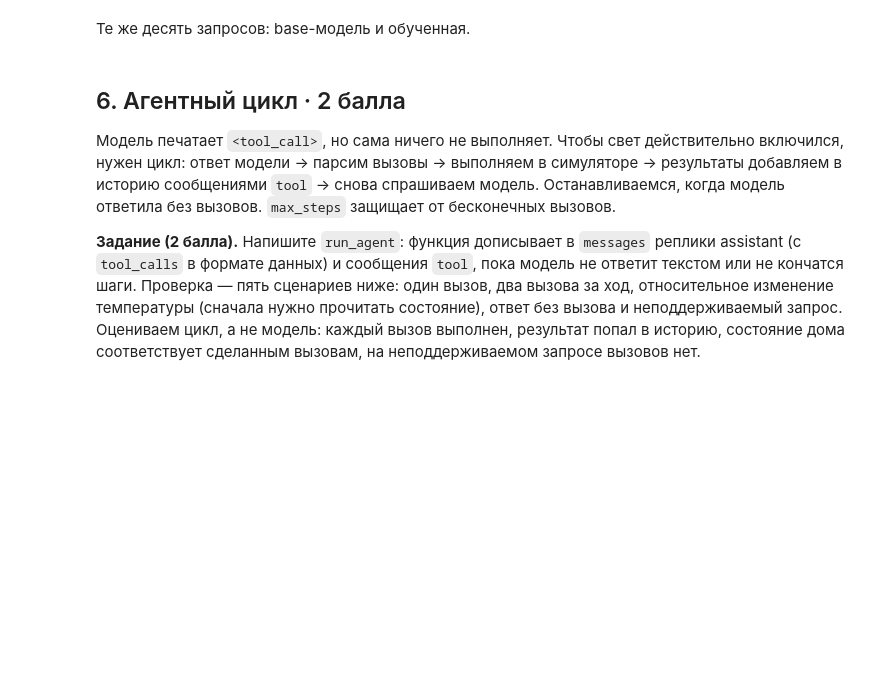
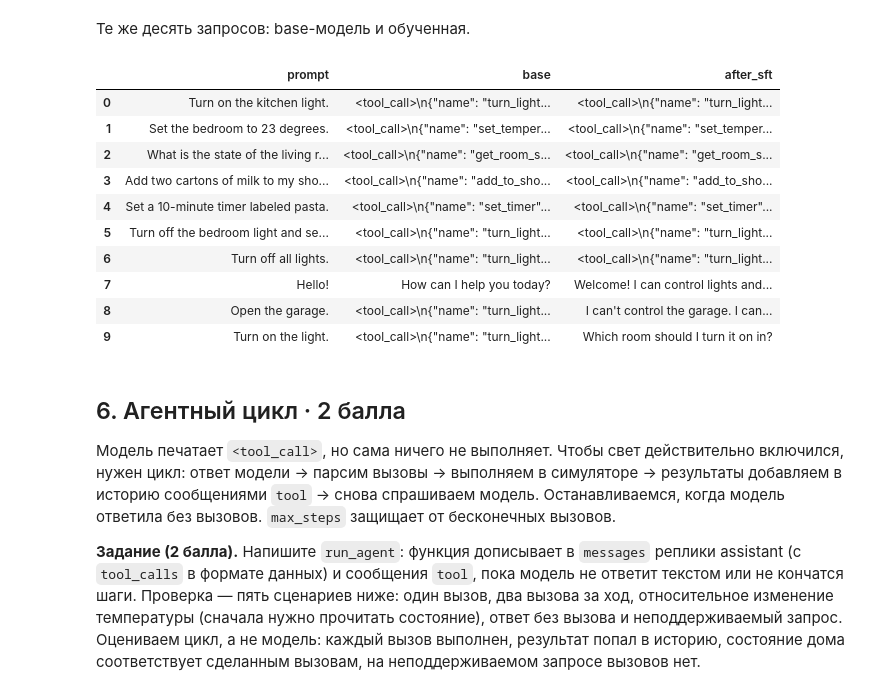
Before and after one commit to adpakw/llm_course_avito, a Jupyter notebook: hw3/sft_function_calling_hw_student.ipynb, the cells around one changed output. Drawn from its saved outputs; the diff is of its cells as text; code cells hidden in the pictures; blank space fills up the shorter version.

```diff
--- a/hw3/sft_function_calling_hw_student.ipynb
+++ b/hw3/sft_function_calling_hw_student.ipynb
@@ -74,9 +95,22 @@ print(tokenizer.apply_chat_template(messages, tools=SMART_HOME_TOOLS, tokenize=F
 с `add_generation_prompt=True`, декодирование жадное, стоп на `<|im_end|>` (это `eos_token` токенизатора).
 Верните только новые токены, без спецтокенов. Эта функция используется во всех следующих блоках.
 # %%
+@torch.inference_mode()
 def generate(model, tokenizer, messages, tools, max_new_tokens=256):
-    # YOUR CODE HERE
-    raise NotImplementedError("Генерация через apply_chat_template с tools")
+    model.eval()
+    inputs = tokenizer.apply_chat_template(
+        messages, tools=tools, add_generation_prompt=True,
+        tokenize=True, return_dict=True, return_tensors="pt",
+    ).to(model.device)
+    outputs = model.generate(
+        **inputs, max_new_tokens=max_new_tokens,
+        do_sample=False, num_beams=1,
+        eos_token_id=tokenizer.convert_tokens_to_ids("<|im_end|>"),
+        pad_token_id=tokenizer.pad_token_id,
+    )
+    return tokenizer.decode(
+        outputs[0, inputs["input_ids"].shape[1]:], skip_special_tokens=True,
+    )
 
 
 def answer(model, tokenizer, prompt):
@@ -308,7 +579,20 @@ display(scores)
 Те же десять запросов: base-модель и обученная.
 # %%
 comparison["after_sft"] = [answer(model, tokenizer, prompt) for prompt in BASELINE_PROMPTS]
+comparison.to_csv("outputs/before_after.csv", index=False)
 display(comparison)
+# %% [output]
+|  | prompt | base | after_sft |
+| 0 | Turn on the kitchen light. | <tool_call>\n{"name": "turn_light... | <tool_call>\n{"name": "turn_light... |
+| 1 | Set the bedroom to 23 degrees. | <tool_call>\n{"name": "set_temper... | <tool_call>\n{"name": "set_temper... |
+| 2 | What is the state of the living r... | <tool_call>\n{"name": "get_room_s... | <tool_call>\n{"name": "get_room_s... |
+| 3 | Add two cartons of milk to my sho... | <tool_call>\n{"name": "add_to_sho... | <tool_call>\n{"name": "add_to_sho... |
+| 4 | Set a 10-minute timer labeled pasta. | <tool_call>\n{"name": "set_timer"... | <tool_call>\n{"name": "set_timer"... |
+| 5 | Turn off the bedroom light and se... | <tool_call>\n{"name": "turn_light... | <tool_call>\n{"name": "turn_light... |
+| 6 | Turn off all lights. | <tool_call>\n{"name": "turn_light... | <tool_call>\n{"name": "turn_light... |
+| 7 | Hello! | How can I help you today? | Welcome! I can control lights and... |
+| 8 | Open the garage. | <tool_call>\n{"name": "turn_light... | I can't control the garage. I can... |
+| 9 | Turn on the light. | <tool_call>\n{"name": "turn_light... | Which room should I turn it on in? |
 # %% [markdown]
 ## 6. Агентный цикл · 2 балла
 
```
Also changed, not shown: parts of 17 cells of this notebook, 1 other file.
